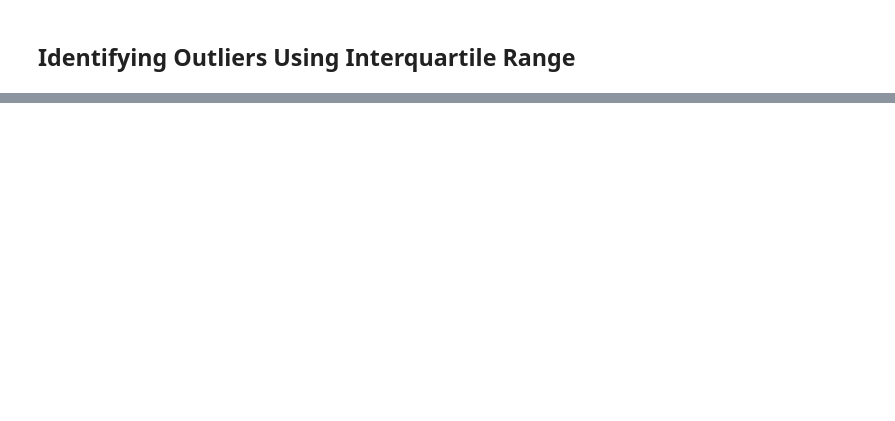
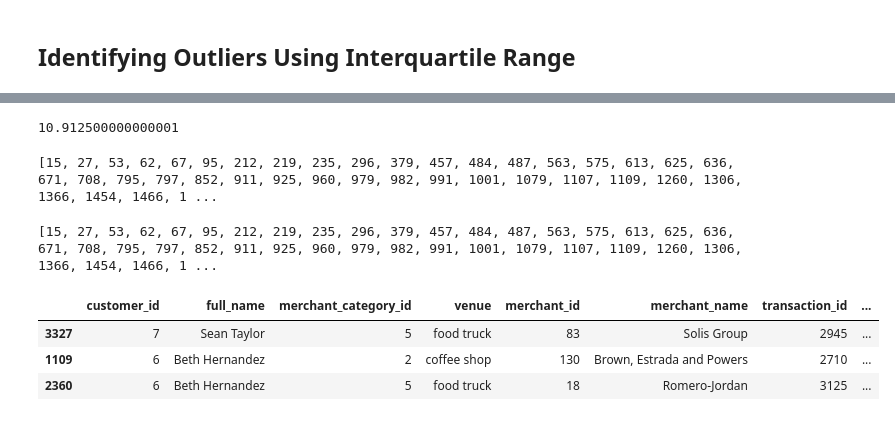
Before and after one commit to E7FinTech/Module-7-Challenge, a Jupyter notebook: Starter_Code/Starter_Files/Challenge 7.ipynb, the cells around one changed output, grey strips where cells are left out. Cells and saved outputs as stored; diff of their text form; code cells hidden in the pictures; blank space fills up the shorter version.

```diff
--- a/Starter_Code/Starter_Files/Challenge 7.ipynb
+++ b/Starter_Code/Starter_Files/Challenge 7.ipynb
@@ -261,0 +310,4 @@ IQR
+# %%
+iqr
+# %% [output]
+10.912500000000001
@@ -261,0 +316,16 @@ IQR
+# %%
+print(probable_outliers_tm)
+# %% [output]
+[15, 27, 53, 62, 67, 95, 212, 219, 235, 296, 379, 457, 484, 487, 563, 575, 613, 625, 636, 671, 708, 795, 797, 852, 911, 925, 960, 979, 982, 991, 1001, 1079, 1107, 1109, 1260, 1306, 1366, 1454, 1466, 1 ...
+# %%
+print(possible_outliers_tm)
+# %% [output]
+[15, 27, 53, 62, 67, 95, 212, 219, 235, 296, 379, 457, 484, 487, 563, 575, 613, 625, 636, 671, 708, 795, 797, 852, 911, 925, 960, 979, 982, 991, 1001, 1079, 1107, 1109, 1260, 1306, 1366, 1454, 1466, 1 ...
+# %%
+anomalous_transactions_IQR=join_all_query_df[ join_all_query_df['amount'] > (IQR)].sort_values(by ="amount", ascending=False).head(3)
+anomalous_transactions_IQR
+# %% [output]
+|  | customer_id | full_name | merchant_category_id | venue | merchant_id | merchant_name | transaction_id | ... |
+| 3327 | 7 | Sean Taylor | 5 | food truck | 83 | Solis Group | 2945 | ... |
+| 1109 | 6 | Beth Hernandez | 2 | coffee shop | 130 | Brown, Estrada and Powers | 2710 | ... |
+| 2360 | 6 | Beth Hernandez | 5 | food truck | 18 | Romero-Jordan | 3125 | ... |
```
Also changed, not shown: parts of 11 cells of this notebook.
